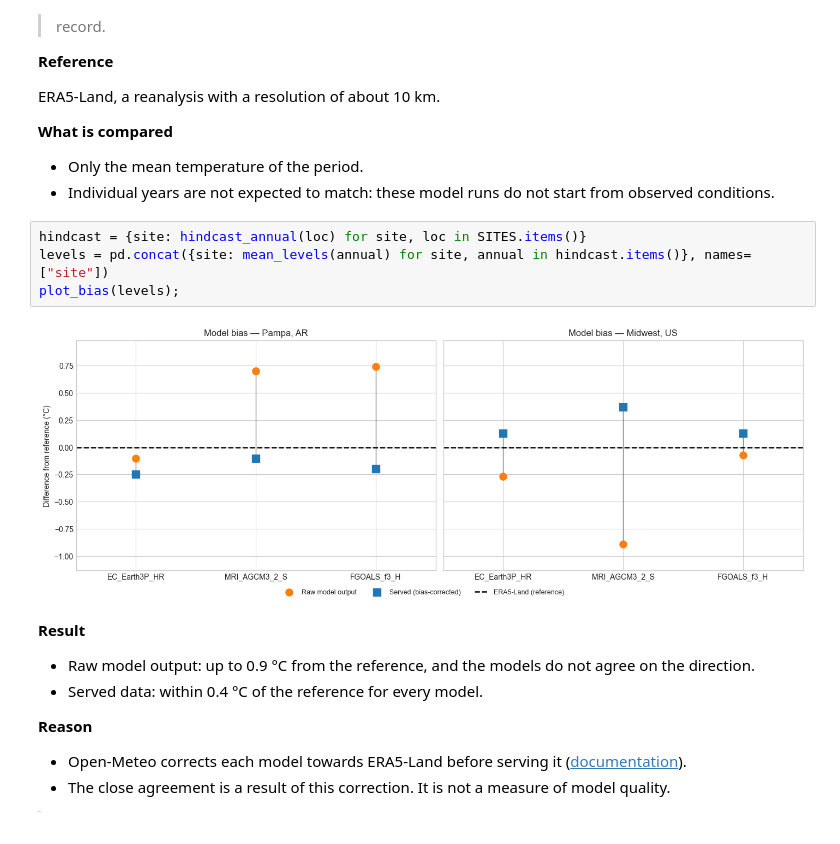
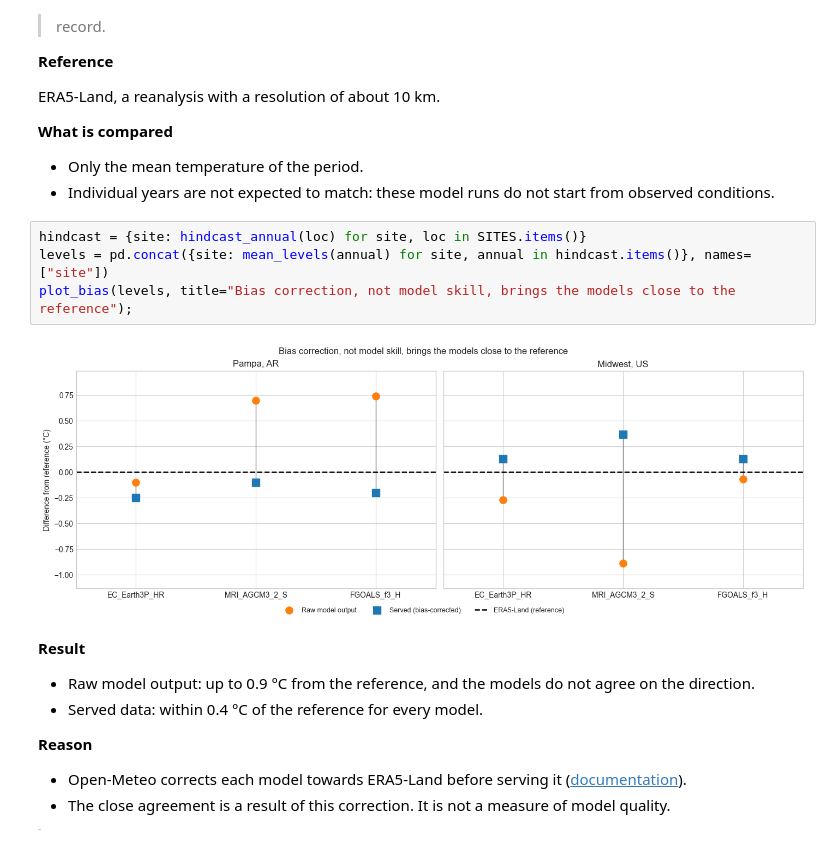
Before and after one commit to deloxantos/pretaverdi, a Jupyter notebook: notebooks/02-cmip6-multi-model-projections.ipynb, the cells around one changed output. Drawn from its saved outputs; the diff is of its cells as text.

```diff
--- a/notebooks/02-cmip6-multi-model-projections.ipynb
+++ b/notebooks/02-cmip6-multi-model-projections.ipynb
@@ -328,9 +370,9 @@ ERA5-Land, a reanalysis with a resolution of about 10 km.
 # %%
 hindcast = {site: hindcast_annual(loc) for site, loc in SITES.items()}
 levels = pd.concat({site: mean_levels(annual) for site, annual in hindcast.items()}, names=["site"])
-plot_bias(levels);
+plot_bias(levels, title="Bias correction, not model skill, brings the models close to the reference");
 # %% [output]
-[figure, old version]
+[figure, new version]
 # %% [markdown]
 **Result**
 
```
Also changed, not shown: parts of 22 cells of this notebook.
